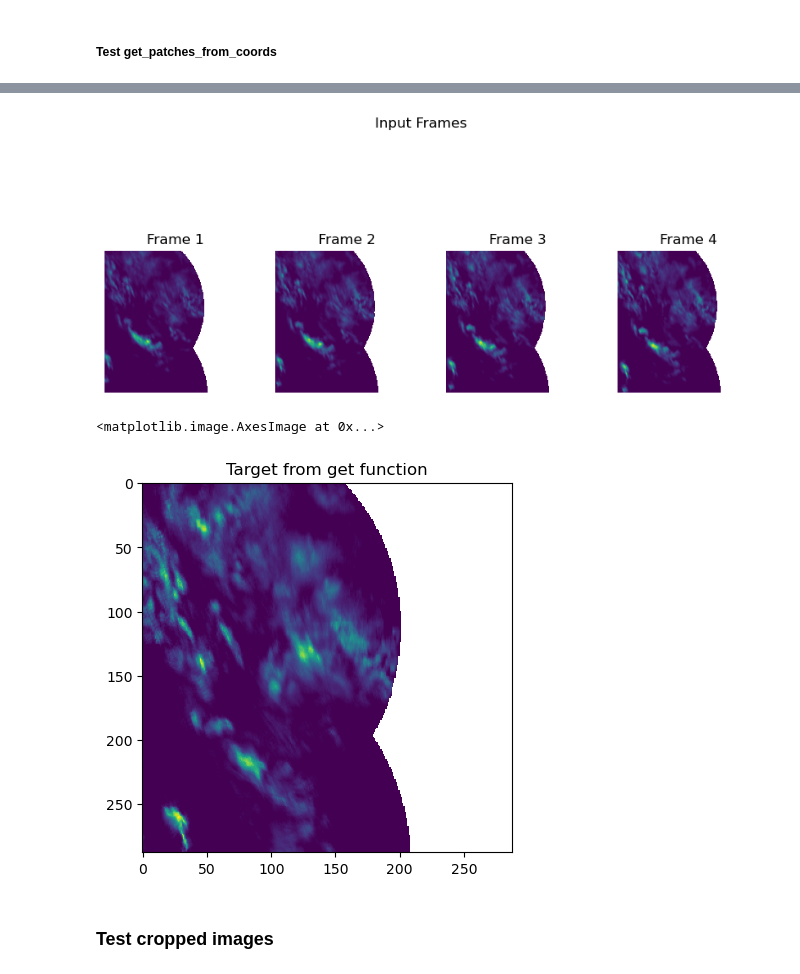
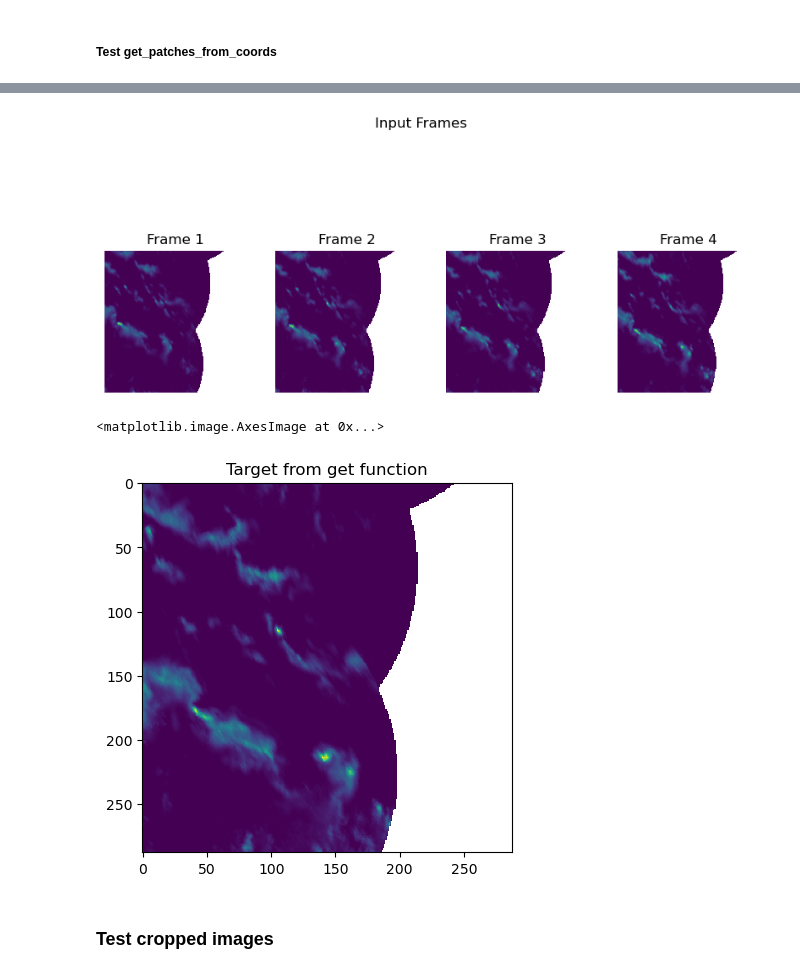
Before and after one commit to Osrip/deep_learn_rain_nowcasting, a Jupyter notebook: notebooks/new_filtering_data_scraper_space_time_chunks.ipynb, the cells around one changed output, grey strips where cells are left out. Saved outputs shown, nothing was run; the diff lists cells and outputs as text; code cells hidden in the pictures.

```diff
--- a/notebooks/new_filtering_data_scraper_space_time_chunks.ipynb
+++ b/notebooks/new_filtering_data_scraper_space_time_chunks.ipynb
@@ -398,5 +362,3 @@ def valid_indecies_to_global_center_indecies(valid_target_indecies_outer, px, py
-# %%
-valid_input_indecies_global, valid_target_indecies_global, valid_center_indecies_global = valid_indecies_to_global_center_indecies(valid_target_indecies_outer, px, py, y_input + y_input_padding, x_input + x_input_padding)
 # %% [markdown]
 ### CONVERT INDECIES TO Coords
 # %%
@@ -606,6 +561,9 @@ def get_frames_from_coords(input_coord, data, num_input_frames, lead_time, time_
 rand_coord_idx = np.random.randint(0, valid_input_coords.shape[0])
 # %%
 coord = valid_input_coords[rand_coord_idx]
-input_frames, target_frame = get_frames_from_coords(coord, data, num_input_frames, lead_time)
+spacetime_chunk = get_chunk_from_coords(coord, data, num_input_frames, lead_time)
+# %%
+input_frames_no_augment = spacetime_chunk[0:num_input_frames, :, :]
+target_frame_no_augment = spacetime_chunk[-1, :, :]
 # %% [markdown]
 ### Augment the frames
@@ -661,23 +581,23 @@ array([[[ 7.51999915e-02,  2.46800005e-01,  1.37600005e-01, ...,
 # %%
-num_frames = input_frames.shape[0]  # This should be 4 as per your description
+num_frames = input_frames_no_augment.shape[0]  # This should be 4 as per your description
 
 plt.figure(figsize=(10, 5))  # Adjust the figure size as needed
 for i in range(num_frames):
     plt.subplot(1, num_frames, i + 1)  # 1 row, num_frames columns, i+1 is the subplot index
-    plt.imshow(input_frames[i, :, :], cmap='viridis')  # Show the ith frame
+    plt.imshow(input_frames_no_augment[i, :, :], cmap='viridis')  # Show the ith frame
     plt.title(f'Frame {i+1}')  # Title for each subplot
     plt.axis('off')  # Hide the axis
 
 plt.suptitle('Input Frames')  # Super title for the entire figure
 plt.show()  # Display the plot
 # %% [output]
-[figure, old version]
+[figure, new version]
 # %%
 plt.figure()
 plt.title('Target from get function')
-plt.imshow(target_frame, cmap='viridis')
+plt.imshow(target_frame_no_augment, cmap='viridis')
 # %% [output]
 <matplotlib.image.AxesImage at 0x...>
-[figure, old version]
+[figure, new version]
 # %% [markdown]
 ### Test cropped images
```
Also changed, not shown: parts of 41 cells of this notebook.
